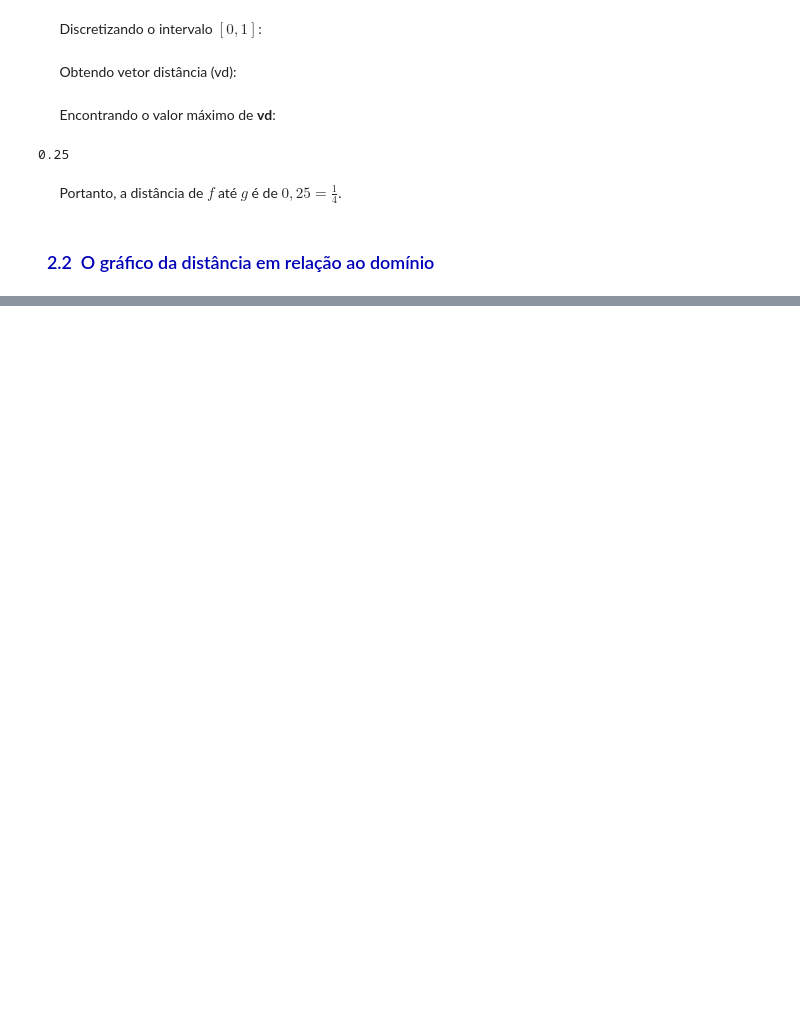
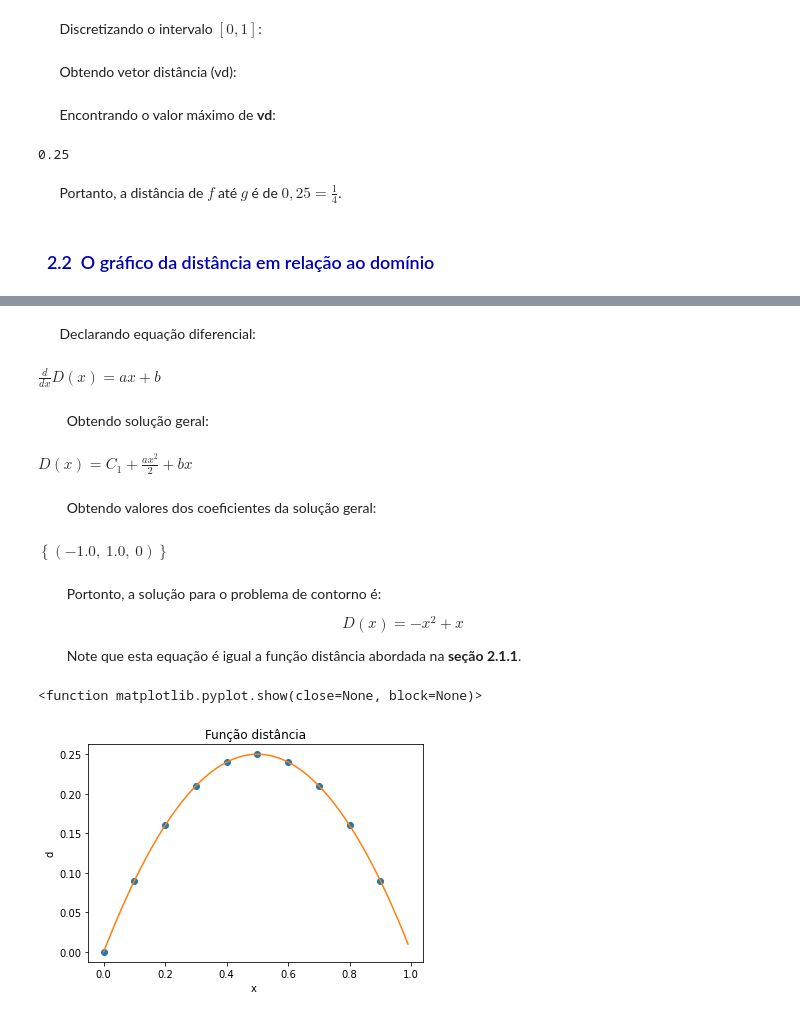
Before and after one commit to Jhonatan-Biller/TopologiaEspacoDeFuncoes, a Jupyter notebook: principal.ipynb, the cells around one changed output, grey strips where cells are left out. Saved outputs shown, nothing was run; the diff lists cells and outputs as text; code cells hidden in the pictures; blank space fills up the shorter version.

Commit message:
Seção 2.3.1

```diff
--- a/principal.ipynb
+++ b/principal.ipynb
@@ -112,0 +170,37 @@ plt.show
+# %% [markdown]
+&nbsp;&nbsp;&nbsp;&nbsp;&nbsp; Declarando equação diferencial:
+# %%
+eq_dif = sp.Eq(D(x).diff(x), a*x + b)
+eq_dif
+# %% [output]
+$\displaystyle \frac{d}{d x} D{\left(x \right)} = a x + b$
+# %% [markdown]
+&nbsp; &nbsp; &nbsp; &nbsp;  Obtendo solução geral:
+# %%
+sol = sp.dsolve(eq_dif)
+sol
+# %% [output]
+$\displaystyle D{\left(x \right)} = C_{1} + \frac{a x^{2}}{2} + b x$
+# %% [markdown]
+&nbsp; &nbsp; &nbsp; &nbsp;  Obtendo valores dos coeficientes da solução geral:
+# %%
+coef = sp.linsolve([c+a*(0)**2+b*(0), c+a*(0.2)**2+b*(0.2)-0.16, c+a*(0.4)**2+b*(0.4)-0.24 ], (a, b, c))
+coef
+# %% [output]
+$\displaystyle \left\{\left( -1.0, \  1.0, \  0\right)\right\}$
+# %% [markdown]
+&nbsp; &nbsp; &nbsp; &nbsp;  Portonto, a solução para o problema de contorno é:
+
+$$ D(x)=-x^2+x$$
+
+&nbsp; &nbsp; &nbsp; &nbsp; Note que esta equação é igual a função distância abordada na <b>seção 2.1.1</b>.
+# %%
+plt.plot(px, pd, 'o')
+plt.plot(vx,vd)
+plt.title("Função distância")
+plt.xlabel("x ")
+plt.ylabel("d")
+plt.show
+# %% [output]
+<function matplotlib.pyplot.show(close=None, block=None)>
+[figure, added]
```
Also changed, not shown: parts of 11 cells of this notebook.
